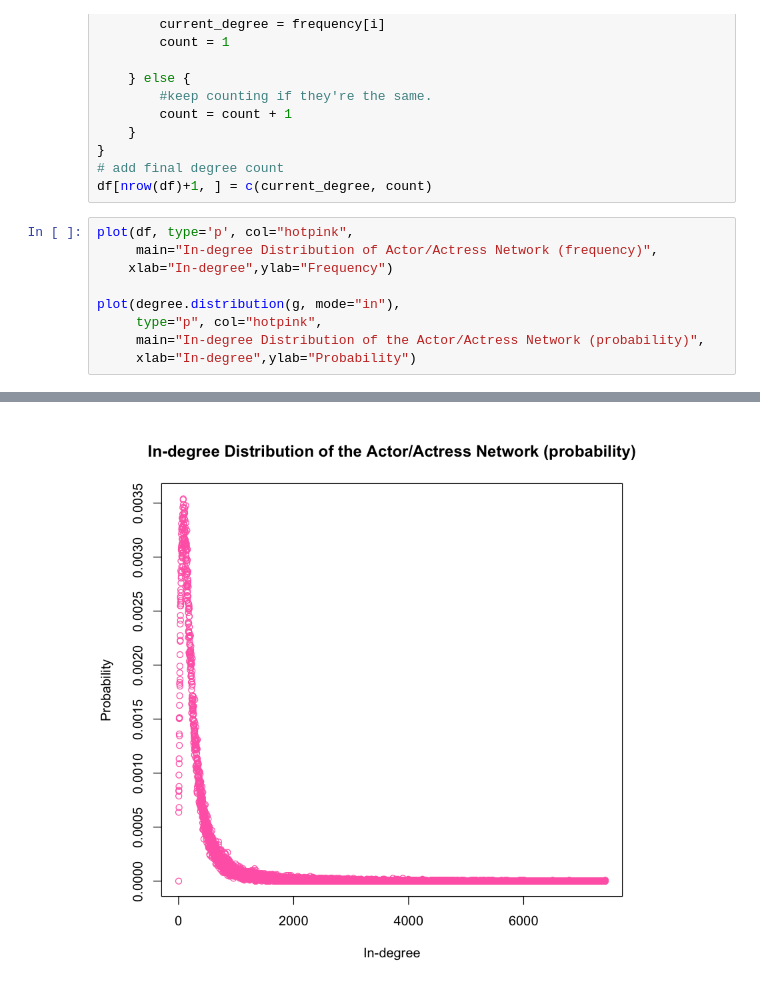
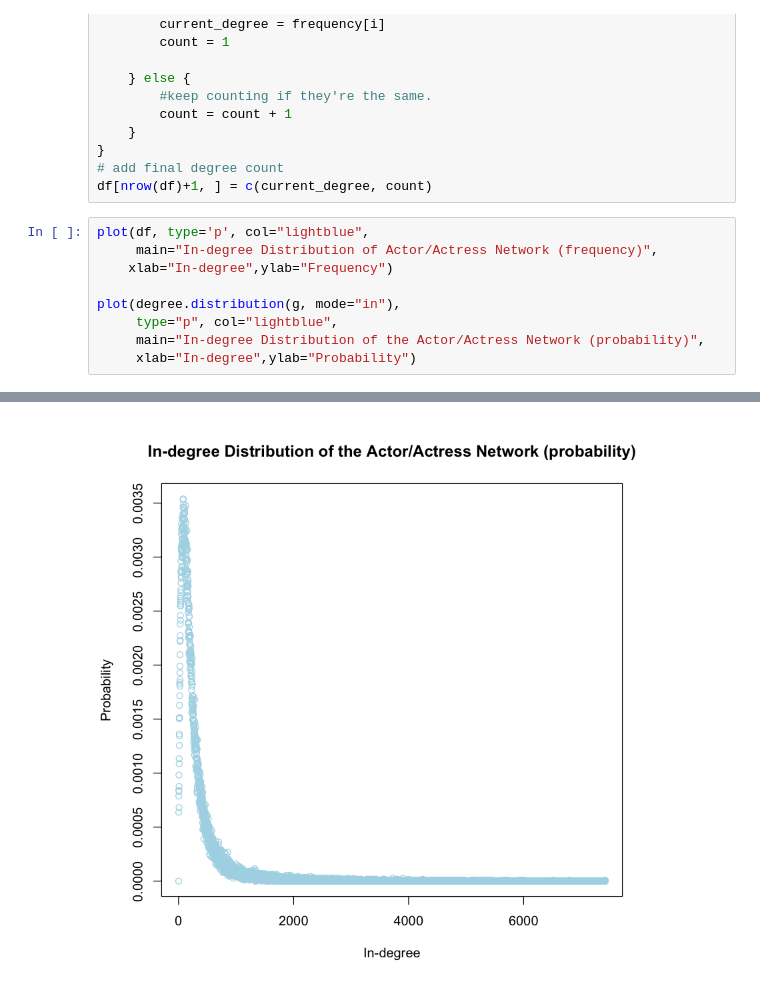
Before and after one commit to nsnguyen/ECE-232E, a Jupyter notebook: project_5/q_2.ipynb, the cells around one changed output, grey strips where cells are left out. Cells and saved outputs as stored; diff of their text form.

```diff
--- a/project_5/q_2.ipynb
+++ b/project_5/q_2.ipynb
@@ -39,12 +40,12 @@ for (i in 2:length(frequency)){
 # add final degree count
 df[nrow(df)+1, ] = c(current_degree, count)
 # %%
-plot(df, type='p', col="hotpink",
+plot(df, type='p', col="lightblue",
      main="In-degree Distribution of Actor/Actress Network (frequency)",
     xlab="In-degree",ylab="Frequency")
 
 plot(degree.distribution(g, mode="in"),
-     type="p", col="hotpink",
+     type="p", col="lightblue",
      main="In-degree Distribution of the Actor/Actress Network (probability)",
      xlab="In-degree",ylab="Probability")
 # %% [output]
@@ -52 +53 @@ plot(degree.distribution(g, mode="in"),
-[figure, old version]
+[figure, new version]
```
Also changed, not shown: parts of 2 cells of this notebook, 6 other files.
